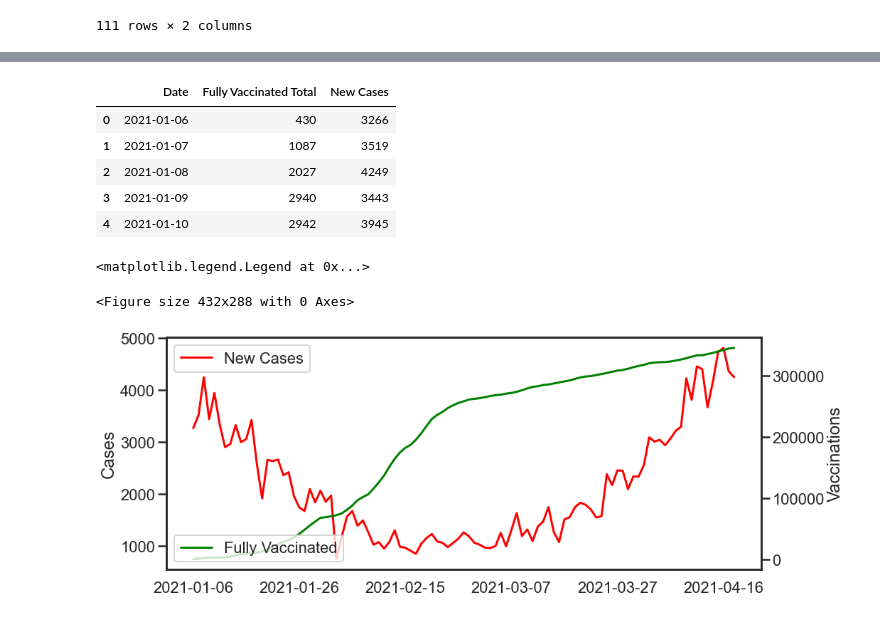
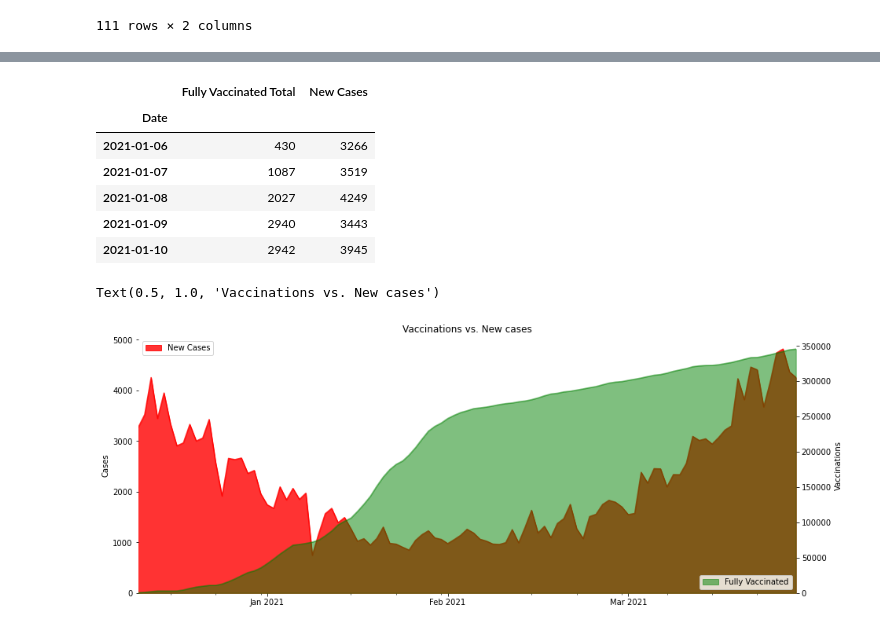
Before and after one commit to vipervit/covid_ont, a Jupyter notebook: vac-to-cases-direct.ipynb, the cells around one changed output, grey strips where cells are left out. Drawn from its saved outputs; the diff is of its cells as text; code cells hidden in the pictures.

Commit message:
plot reworked

```diff
--- a/vac-to-cases-direct.ipynb
+++ b/vac-to-cases-direct.ipynb
@@ -75,28 +60,40 @@ df_plot['Fully Vaccinated Total']=df_plot['Fully Vaccinated Total'].str.replace(
 df_plot.fillna(0, inplace=True)
 df_plot['Fully Vaccinated Total']=df_plot['Fully Vaccinated Total'].astype(int)
 df_plot.drop(df_plot[df_plot['Fully Vaccinated Total']==0].index, inplace=True)
-df_plot.reset_index(inplace=True, drop=True)
+df_plot['Date']=pd.to_datetime(df_plot['Date'])
+df_plot.set_index('Date', inplace=True)
 df_plot.head()
 # %% [output]
-|  | Date | Fully Vaccinated Total | New Cases |
-| 0 | 2021-01-06 | 430 | 3266 |
-| 1 | 2021-01-07 | 1087 | 3519 |
-| 2 | 2021-01-08 | 2027 | 4249 |
-| 3 | 2021-01-09 | 2940 | 3443 |
-| 4 | 2021-01-10 | 2942 | 3945 |
+|  | Fully Vaccinated Total | New Cases |
+| Date |  |  |
+| 2021-01-06 | 430 | 3266 |
+| 2021-01-07 | 1087 | 3519 |
+| 2021-01-08 | 2027 | 4249 |
+| 2021-01-09 | 2940 | 3443 |
+| 2021-01-10 | 2942 | 3945 |
 # %%
-sns.set_style(style='white')
-sns.set_context(context='poster')
-sns.despine()
+from matplotlib.dates import DateFormatter
+import matplotlib.dates as mdates
 fig, ax1 = plt.subplots(1, 1, figsize=(15,6))
-df_plot.plot(ax=ax1, x='Date', y='New Cases', color='red', label='New Cases', xlabel='')
 ax2=ax1.twinx()
-df_plot.plot(ax=ax2, x='Date', y='Fully Vaccinated Total', color='green', label='Fully Vaccinated')
+df_plot.plot(ax=ax1, kind='area', alpha=0.8, y='New Cases', color='red', label='New Cases')
+df_plot.plot(ax=ax2, kind='area', alpha=0.5, y='Fully Vaccinated Total', color='green', label='Fully Vaccinated')
+ax1.set_xlabel('')
 ax1.set_ylabel('Cases')
 ax2.set_ylabel('Vaccinations')
 ax1.legend(loc=0)
-ax2.legend(loc=3)
+ax2.legend(loc=4)
+ax1.spines['left'].set_visible(False)
+ax2.spines['left'].set_visible(False)
+ax1.spines['top'].set_visible(False)
+ax2.spines['top'].set_visible(False)
+ax1.spines['bottom'].set_visible(False)
+ax2.spines['bottom'].set_visible(False)
+ax1.spines['right'].set_visible(False)
+ax2.spines['right'].set_visible(False)
+ax1.xaxis.set_major_locator(mdates.WeekdayLocator(interval=4))
+ax1.xaxis.set_major_formatter(DateFormatter("%b %Y"))
+plt.title('Vaccinations vs. New cases')
 # %% [output]
-<matplotlib.legend.Legend at 0x...>
+Text(0.5, 1.0, 'Vaccinations vs. New cases')
-<Figure size 432x288 with 0 Axes>
-[figure, old version]
+[figure, new version]
```
Also changed, not shown: parts of 3 cells of this notebook, 1 other file.
